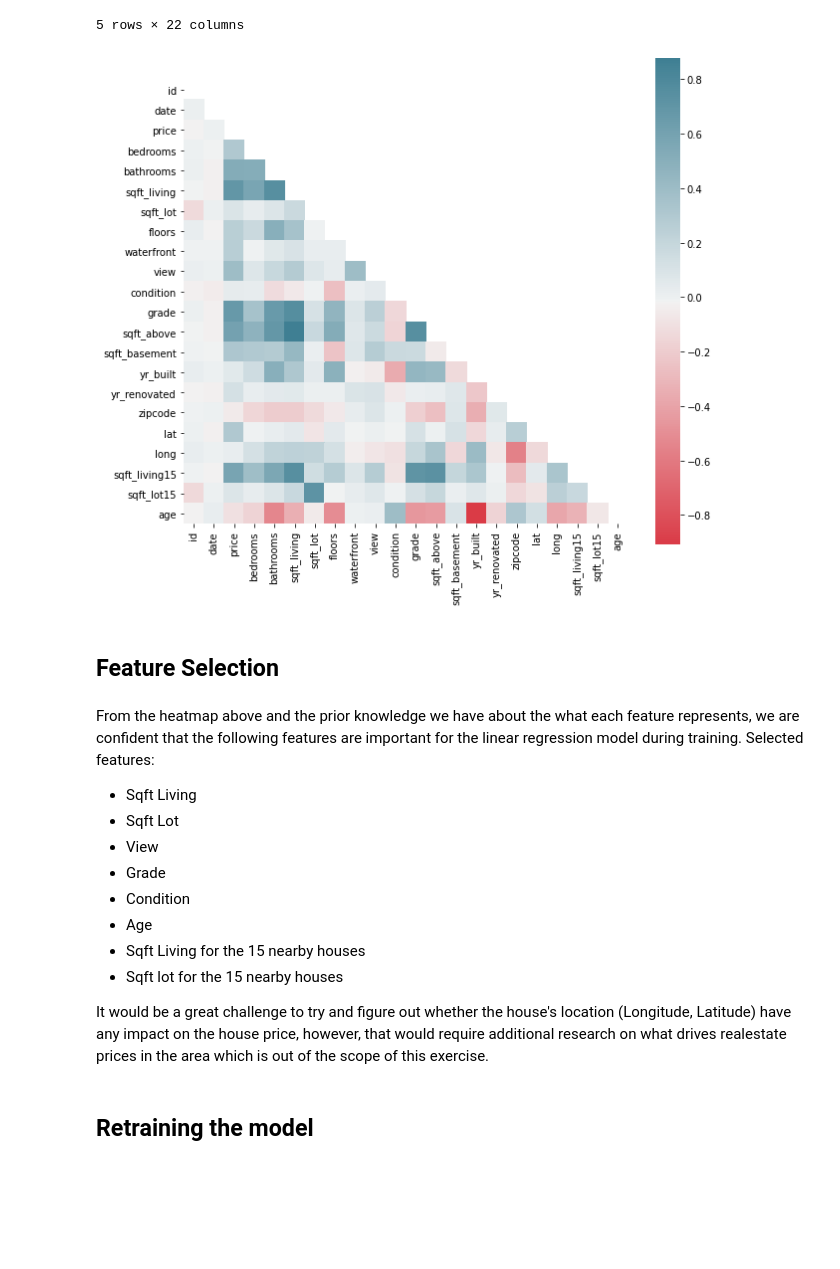
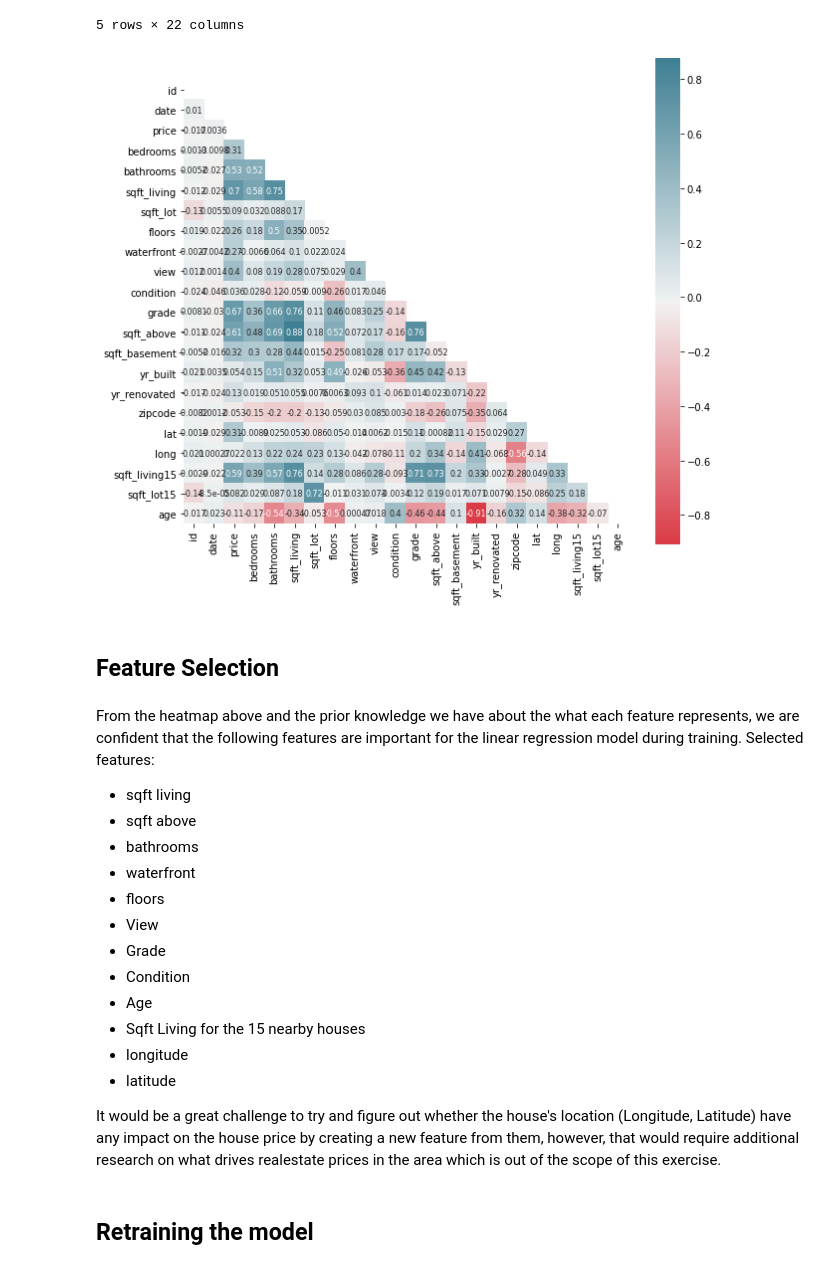
Before and after one commit to beriagraphics/SIC, a Jupyter notebook: Regression-Checkpoint [Farouk Blidi].ipynb, the cells around one changed output. Cells and saved outputs as stored; diff of their text form; code cells hidden in the pictures; blank space fills up the shorter version.

```diff
--- a/Regression-Checkpoint [Farouk Blidi].ipynb
+++ b/Regression-Checkpoint [Farouk Blidi].ipynb
@@ -116,13 +116,13 @@ We notice that by feeding the model raw data without selecting specific features
 # %% [markdown]
 ## Analysing the dataset
 # %%
-# Multiple Boxplots.
-data = df.drop("id", axis=1)
-fig = plt.figure(figsize =(10, 7))
-ax = fig.add_axes([0, 0, 1, 1])
+# # Multiple Boxplots.
+# data = df.drop("id", axis=1)
+# fig = plt.figure(figsize =(10, 7))
+# ax = fig.add_axes([0, 0, 1, 1])
 
-bp = ax.boxplot(data)
+# bp = ax.boxplot(data)
 
-ax.set_xticklabels(data.columns)
+# ax.set_xticklabels(data.columns)
 
-plt.show()
+# plt.show()
@@ -178,23 +176,27 @@ def plot_correlation_map( df , annot=True):
         mask=mask
         )
 # %%
-plot_correlation_map(df, False)
+plot_correlation_map(df, True)
 # %% [output]
-[figure, old version]
+[figure, new version]
 # %% [markdown]
 ## Feature Selection
 # %% [markdown]
 From the heatmap above and the prior knowledge we have about the what each feature represents, we are confident that the following features are important for the linear regression model during training.
 Selected features:
-- Sqft Living
-- Sqft Lot
+- sqft living
+- sqft above
+- bathrooms
+- waterfront
+- floors
 - View
 - Grade
 - Condition
 - Age
 - Sqft Living for the 15 nearby houses
-- Sqft lot for the 15 nearby houses
+- longitude
+- latitude
 
-It would be a great challenge to try and figure out whether the house's location (Longitude, Latitude) have any impact on the house price, however, that would require additional research on what drives realestate prices in the area which is out of the scope of this exercise.
+It would be a great challenge to try and figure out whether the house's location (Longitude, Latitude) have any impact on the house price by creating a new feature from them, however, that would require additional research on what drives realestate prices in the area which is out of the scope of this exercise.
 # %%
 # Selecting features
```
Also changed, not shown: parts of 15 cells of this notebook.
